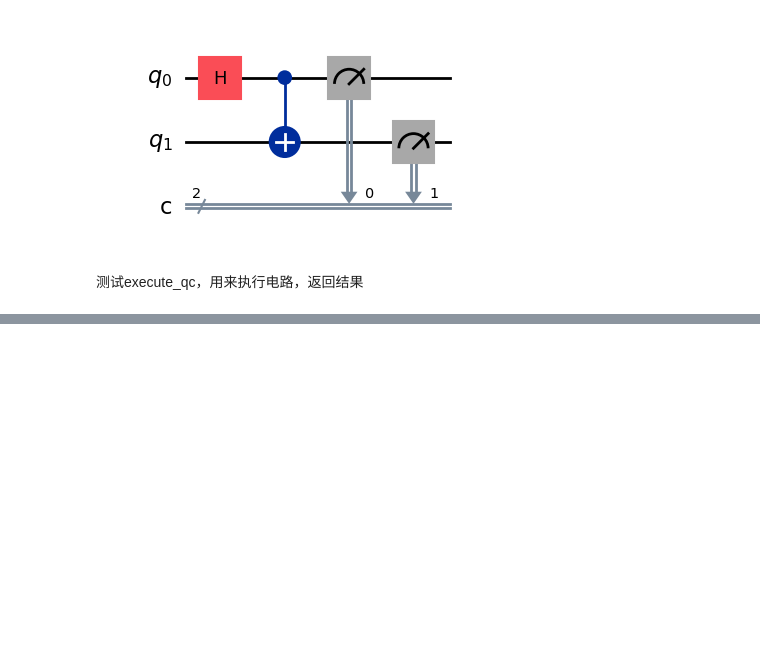
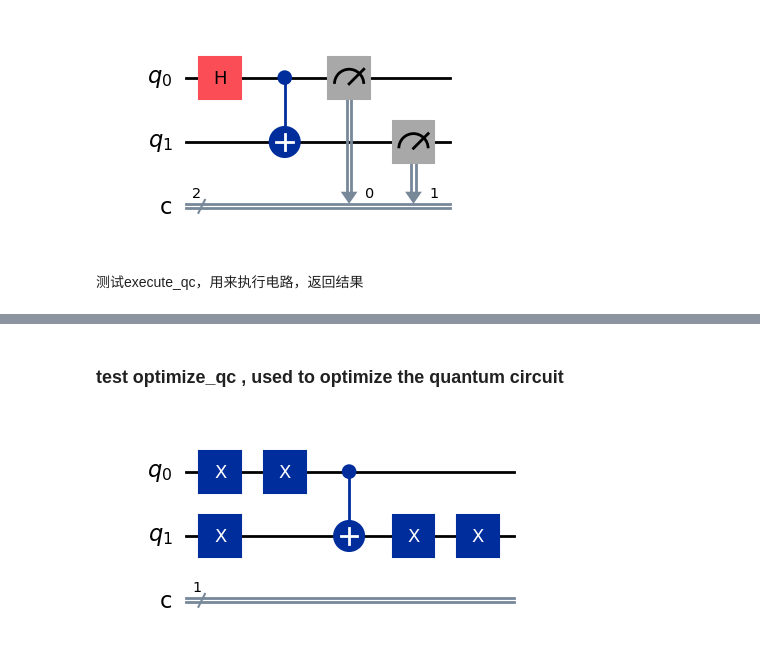
Before and after one commit to xuelx1/LearnQC, a Jupyter notebook: test_funcs.ipynb, the cells around one changed output, grey strips where cells are left out. Saved outputs shown, nothing was run; the diff lists cells and outputs as text; code cells hidden in the pictures; blank space fills up the shorter version.

```diff
--- a/test_funcs.ipynb
+++ b/test_funcs.ipynb
@@ -24,0 +25,13 @@ print(results)
+# %% [markdown]
+### test optimize_qc , used to optimize the quantum circuit
+# %%
+qc = QuantumCircuit(2, 1)
+qc.x(0)
+qc.x(0)
+qc.x(1)
+qc.cx(0, 1)
+qc.x(1)
+qc.x(1)
+qc.draw(output='mpl')
+# %% [output]
+[figure, added]
```
Also changed, not shown: parts of 2 cells of this notebook, 2 other files.
